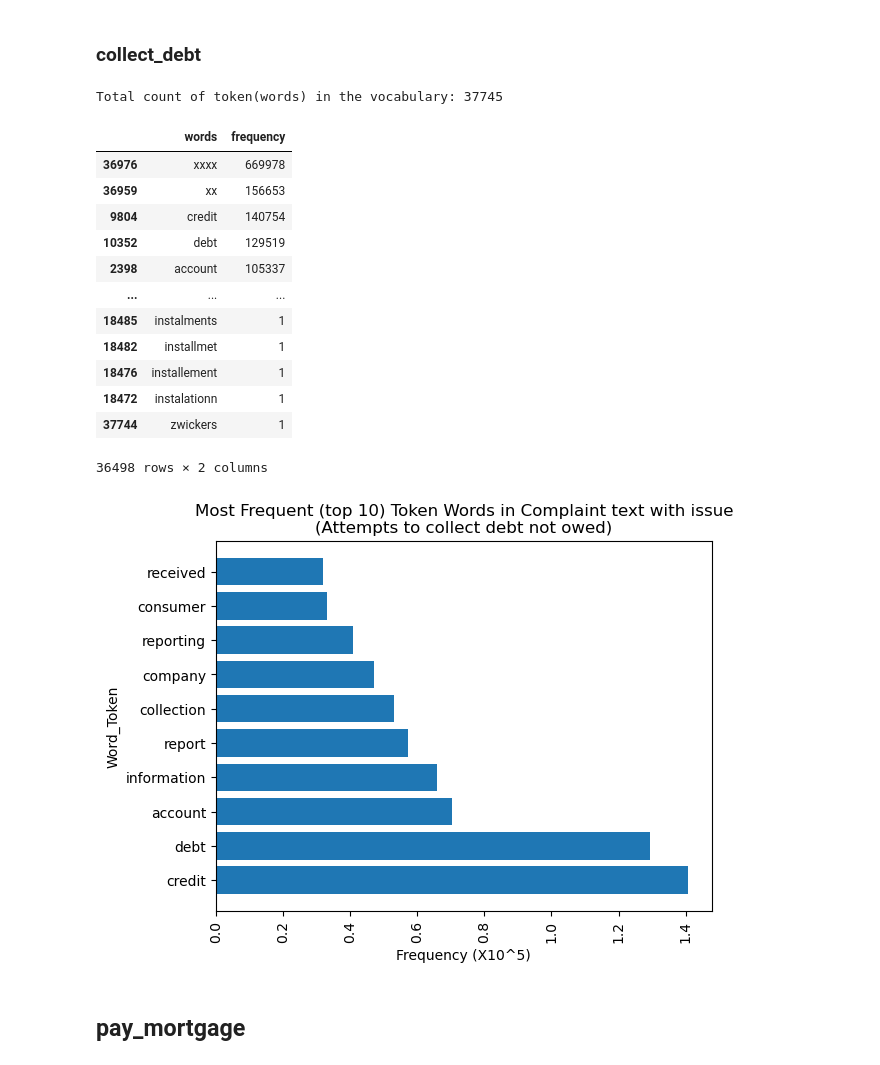
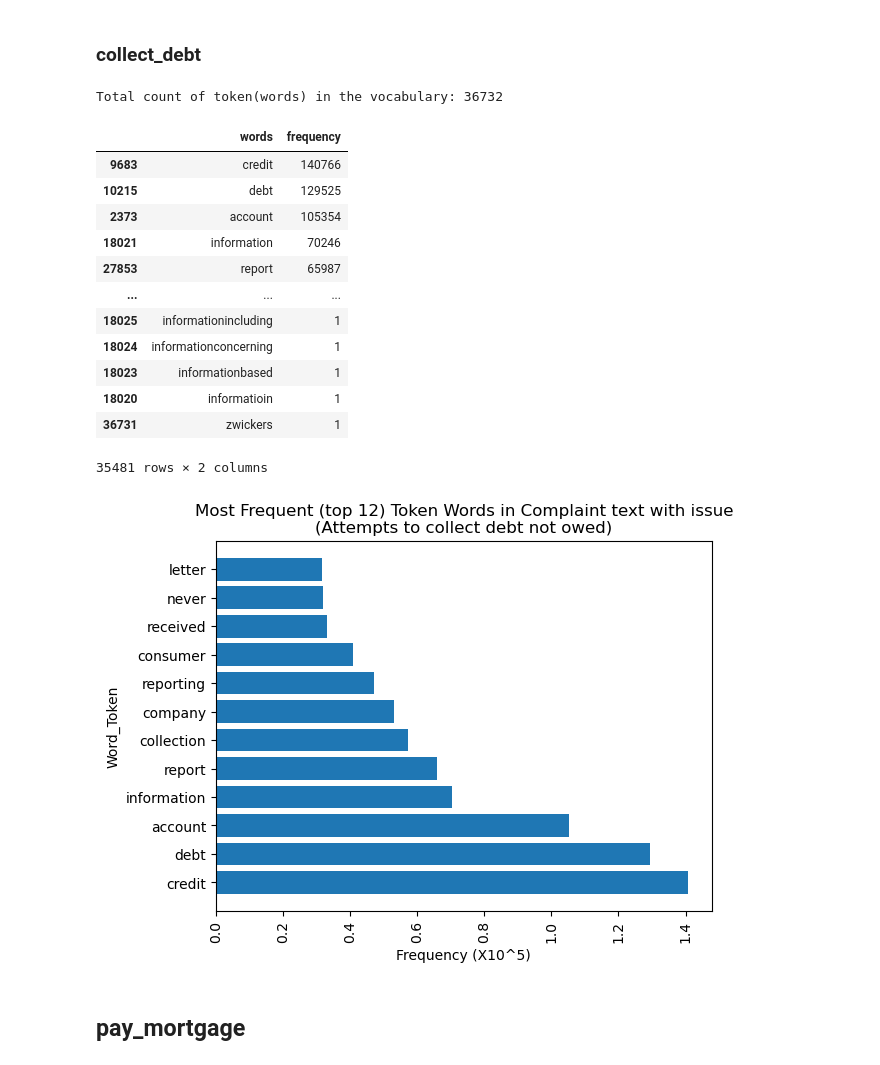
Before and after one commit to nss-data-science-cohort-6/cfpb_text_classification-gangsta-s-paradise, a Jupyter notebook: notebooks/smita_cfbp1.ipynb, the cells around one changed output. Drawn from its saved outputs; the diff is of its cells as text; code cells hidden in the pictures.

```diff
--- a/notebooks/smita_cfbp1.ipynb
+++ b/notebooks/smita_cfbp1.ipynb
@@ -159,7 +159,11 @@ reviews['Consumer complaint narrative']
 353431    i have tried to contact cash app about a fraud...
 Name: Consumer complaint narrative, Length: 353432, dtype: object
 # %%
-reviews['complaint_clean'] = reviews['Consumer complaint narrative'].str.replace('X', '').str.replace('//', '').str.replace('.00', '')
+# reviews['complaint_clean'] = reviews['Consumer complaint narrative'].str.replace('X', '').str.replace('//', '').str.replace('.00', '')
+
+reviews['complaint_clean'] = (reviews['Consumer complaint narrative'].str.replace('X', '')
+                                 .str.replace('//', '').str.replace('.00', '').str.replace('xxxx', '')
+                                 .str.replace('xx', ''))
 # %%
 X = reviews[['Consumer complaint narrative']]
 y = reviews['Issue']
@@ -469,41 +494,41 @@ word_counts_collect_debt = pd.DataFrame({
     'frequency': np.array(X_train_collect_debt.sum(axis = 0)).flatten()
 })
 # %% [output]
-Total count of token(words) in the vocabulary: 37745
+Total count of token(words) in the vocabulary: 36732
 # %%
 (word_counts_collect_debt[~word_counts_collect_debt['words'].str.isnumeric()].
- sort_values('frequency',ascending=False)) #48883 rows × 2 columns. Top two  were XXXX (669978) and xx (156653)
+ sort_values('frequency',ascending=False)) #48883 rows × 2 columns. Top two  were XXXX (669978) and xx (156653); 35481
 # %% [output]
 |  | words | frequency |
-| 36976 | xxxx | 669978 |
-| 36959 | xx | 156653 |
-| 9804 | credit | 140754 |
-| 10352 | debt | 129519 |
-| 2398 | account | 105337 |
+| 9683 | credit | 140766 |
+| 10215 | debt | 129525 |
+| 2373 | account | 105354 |
+| 18021 | information | 70246 |
+| 27853 | report | 65987 |
 | ... | ... | ... |
-| 18485 | instalments | 1 |
-| 18482 | installmet | 1 |
-| 18476 | installement | 1 |
-| 18472 | instalationn | 1 |
-| 37744 | zwickers | 1 |
+| 18025 | informationincluding | 1 |
+| 18024 | informationconcerning | 1 |
+| 18023 | informationbased | 1 |
+| 18020 | informatioin | 1 |
+| 36731 | zwickers | 1 |
-36498 rows × 2 columns
+35481 rows × 2 columns
 # %%
 (word_counts_collect_debt[~word_counts_collect_debt['words'].str.isnumeric()].
  sort_values('frequency',ascending=False)) #48883 rows × 2 columns. Top two  were XXXX (669978) and xx (156653)
 
 plt.barh((word_counts_collect_debt[~word_counts_collect_debt['words'].str.isnumeric()].
  sort_values('frequency',ascending=False)
-.iloc[2:12]).words,
+.iloc[0:12]).words,
          ((word_counts_collect_debt[~word_counts1['words'].str.isnumeric()].
  sort_values('frequency',ascending=False)
-.iloc[2:12]).frequency)/100000)
+.iloc[0:12]).frequency)/100000)
 plt.xticks(rotation=90)
 plt.xlabel("Frequency (X10^5)")
 plt.ylabel("Word_Token")
-plt.title("Most Frequent (top 10) Token Words in Complaint text with issue\n(Attempts to collect debt not owed)")
+plt.title("Most Frequent (top 12) Token Words in Complaint text with issue\n(Attempts to collect debt not owed)")
 plt.show()
 # %% [output]
-[figure, old version]
+[figure, new version]
 # %% [markdown]
 ## pay_mortgage
 # %%
```
Also changed, not shown: parts of 63 cells of this notebook.
